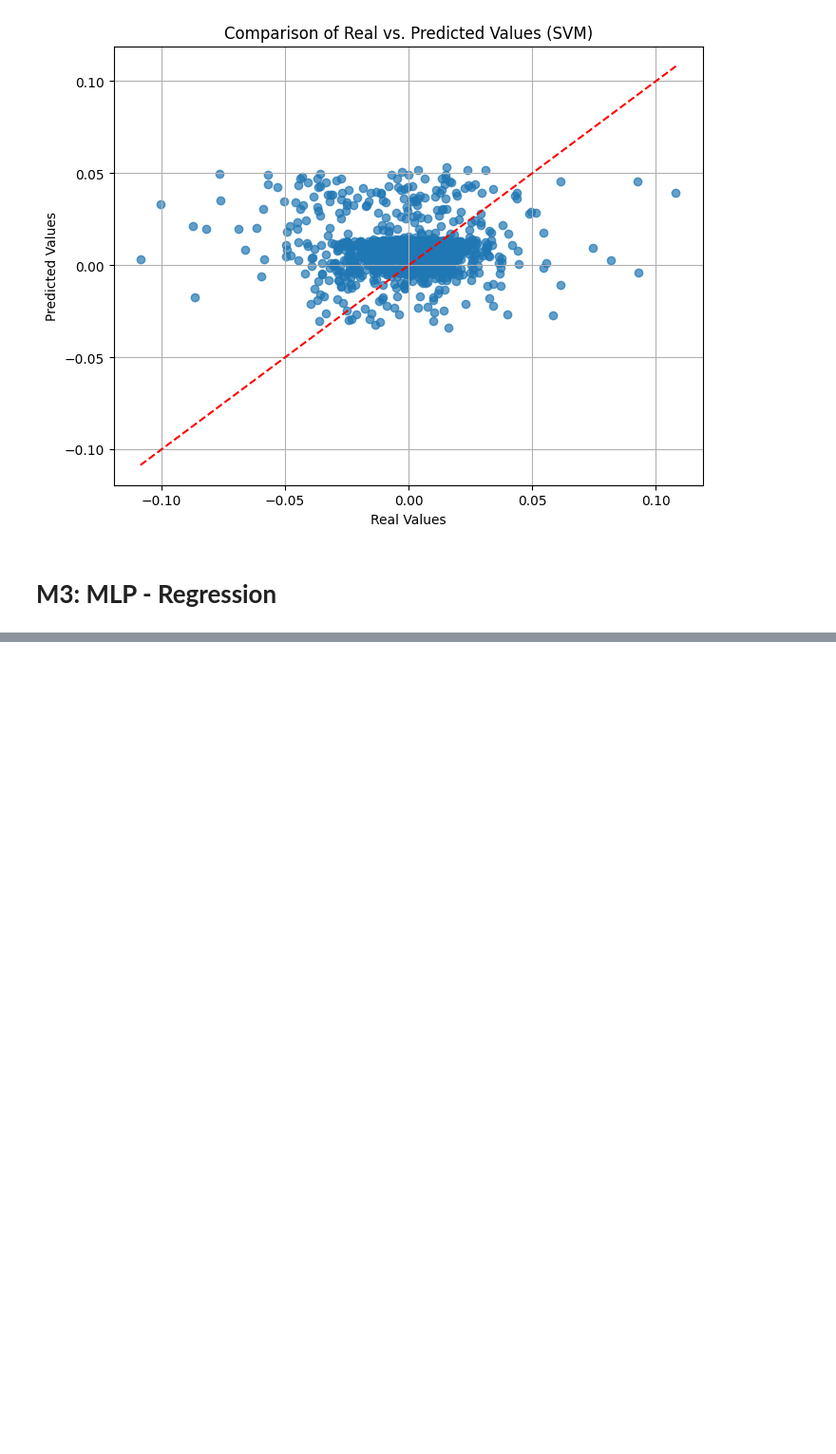
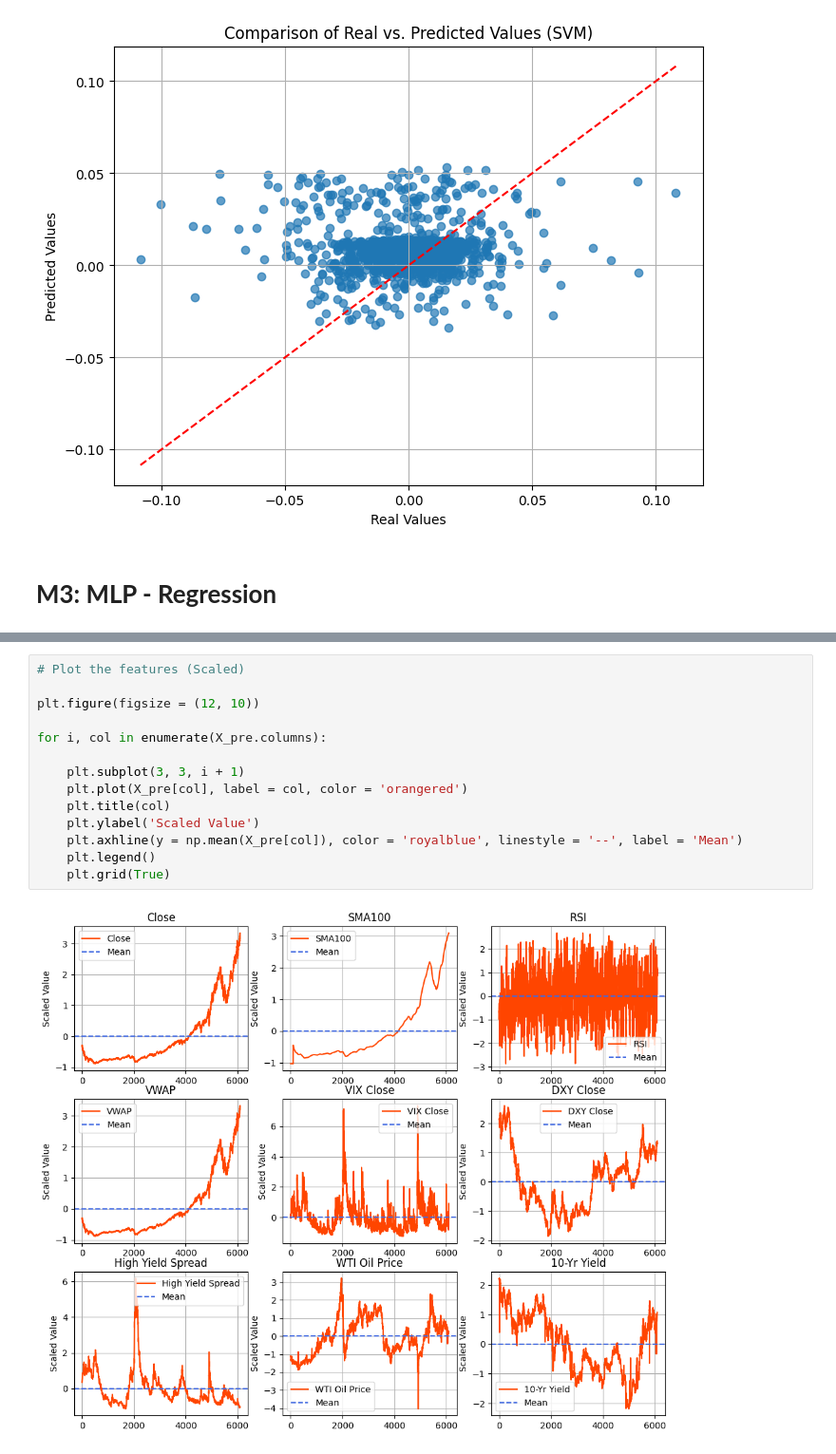
Before and after one commit to pbuitragoa33/NASDAQ-Change-Prediction, a Jupyter notebook: analysisML.ipynb, the cells around one changed output, grey strips where cells are left out. Shown at 95% size. Drawn from its saved outputs; the diff is of its cells as text; blank space fills up the shorter version.

```diff
--- a/analysisML.ipynb
+++ b/analysisML.ipynb
@@ -461,0 +564,16 @@ plt.show()
+# %%
+# Plot the features (Scaled)
+
+plt.figure(figsize = (12, 10))
+
+for i, col in enumerate(X_pre.columns):
+
+    plt.subplot(3, 3, i + 1)
+    plt.plot(X_pre[col], label = col, color = 'orangered')
+    plt.title(col)
+    plt.ylabel('Scaled Value')
+    plt.axhline(y = np.mean(X_pre[col]), color = 'royalblue', linestyle = '--', label = 'Mean')
+    plt.legend()
+    plt.grid(True)
+# %% [output]
+[figure, added]
```
Also changed, not shown: parts of 20 cells of this notebook.
